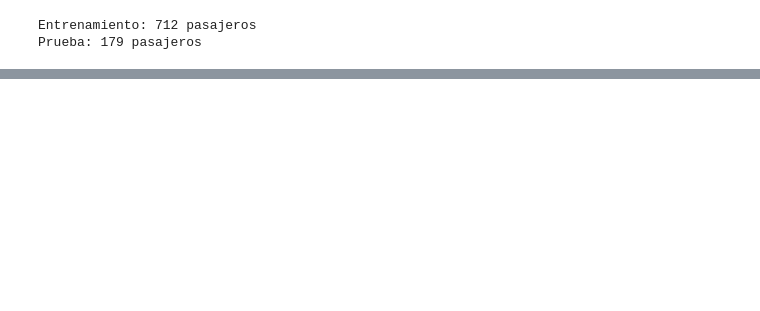
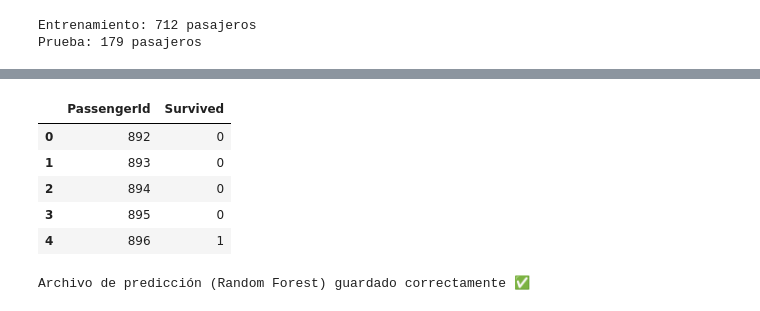
Before and after one commit to cuacmiau25-ctrl/predition-titanic-model, a Jupyter notebook: notebooks/03_modelo.ipynb, the cells around one changed output, grey strips where cells are left out. Saved outputs shown, nothing was run; the diff lists cells and outputs as text; code cells hidden in the pictures; blank space fills up the shorter version.

```diff
--- a/notebooks/03_modelo.ipynb
+++ b/notebooks/03_modelo.ipynb
@@ -338,0 +446,22 @@ Diferencia: 0.087
+# %%
+predicciones_rf = mejor_rf.predict(df_test)
+
+# Armar el archivo de envío
+submission_rf = pd.DataFrame({
+    'PassengerId': passenger_ids,
+    'Survived': predicciones_rf
+})
+
+submission_rf.head()
+# %% [output]
+|  | PassengerId | Survived |
+| 0 | 892 | 0 |
+| 1 | 893 | 0 |
+| 2 | 894 | 0 |
+| 3 | 895 | 0 |
+| 4 | 896 | 1 |
+# %%
+submission_rf.to_csv('../outputs/prediccion_rf.csv', index=False)
+print("Archivo de predicción (Random Forest) guardado correctamente ✅")
+# %% [output]
+Archivo de predicción (Random Forest) guardado correctamente ✅
```
Also changed, not shown: parts of 24 cells of this notebook, 1 other file.
